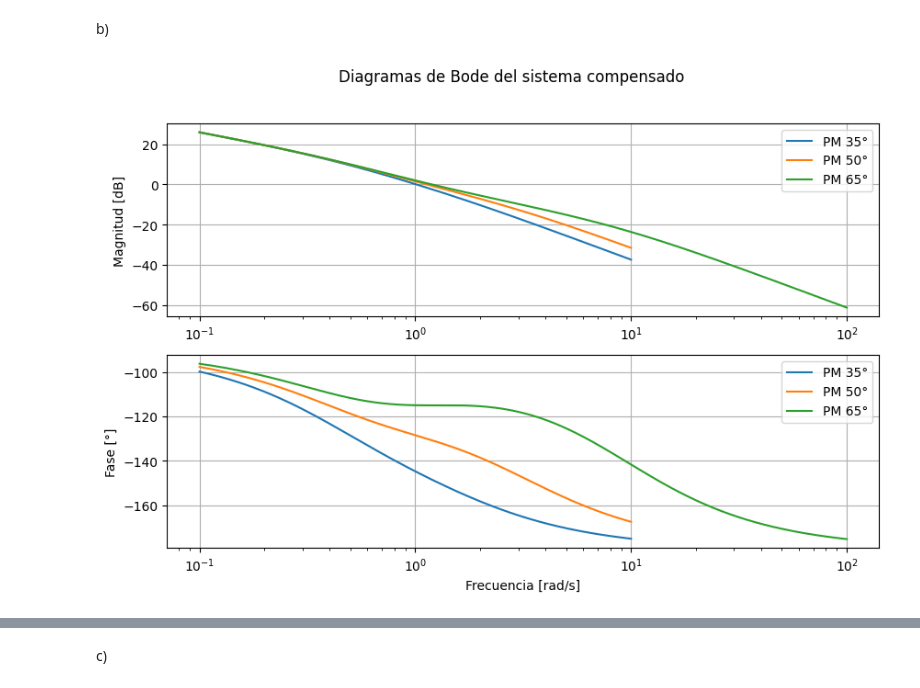
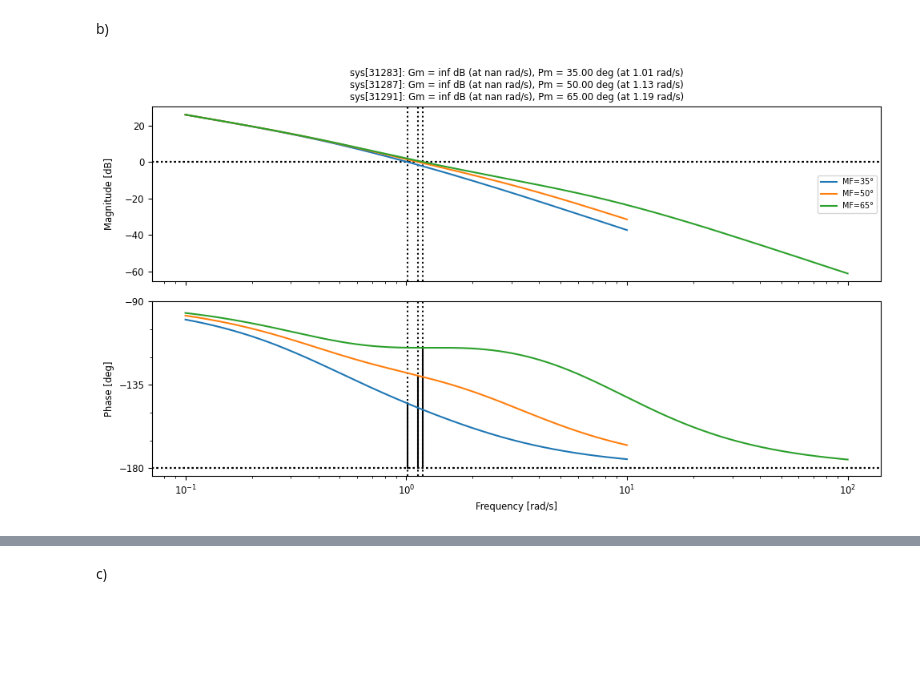
Before and after one commit to Zoevelazquez0430/TP1-SistemasDeControl, a Jupyter notebook: TP1_SControl_CleanCopy.ipynb, the cells around one changed output, grey strips where cells are left out. Saved outputs shown, nothing was run; the diff lists cells and outputs as text; code cells hidden in the pictures; blank space fills up the shorter version.

```diff
--- a/TP1_SControl_CleanCopy.ipynb
+++ b/TP1_SControl_CleanCopy.ipynb
@@ -1680,32 +1680,14 @@ b)
 # %%
 plt.figure(figsize=(10, 6))
 
-labels = ['35°', '50°', '65°']
-
-for z, label in zip(z_encontrados, labels):
+for z in z_encontrados:
     C = compensador(z)
     L = C * G_B05
 
-    mag, phase, omega = ctrl.frequency_response(L)
+    gm, pm , wg , wp = ctrl.margin(L)
 
-    plt.subplot(2, 1, 1)
-    plt.semilogx(omega, 20*np.log10(mag), label=f'PM {label}')
-    plt.ylabel('Magnitud [dB]')
-    plt.grid(True)
+    ctrl.bode_plot(L, dB=True, deg=True, display_margins=True, label=f'MF={pm:.0f}°')
 
-    plt.subplot(2, 1, 2)
-    plt.semilogx(omega, phase * 180/np.pi, label=f'PM {label}')
-    plt.ylabel('Fase [°]')
-    plt.xlabel('Frecuencia [rad/s]')
-    plt.grid(True)
-
-plt.subplot(2, 1, 1)
-plt.legend()
-
-plt.subplot(2, 1, 2)
-plt.legend()
-
-plt.suptitle('Diagramas de Bode del sistema compensado')
 plt.show()
 # %% [output]
-[figure, old version]
+[figure, new version]
```
Also changed, not shown: parts of 3 cells of this notebook.
